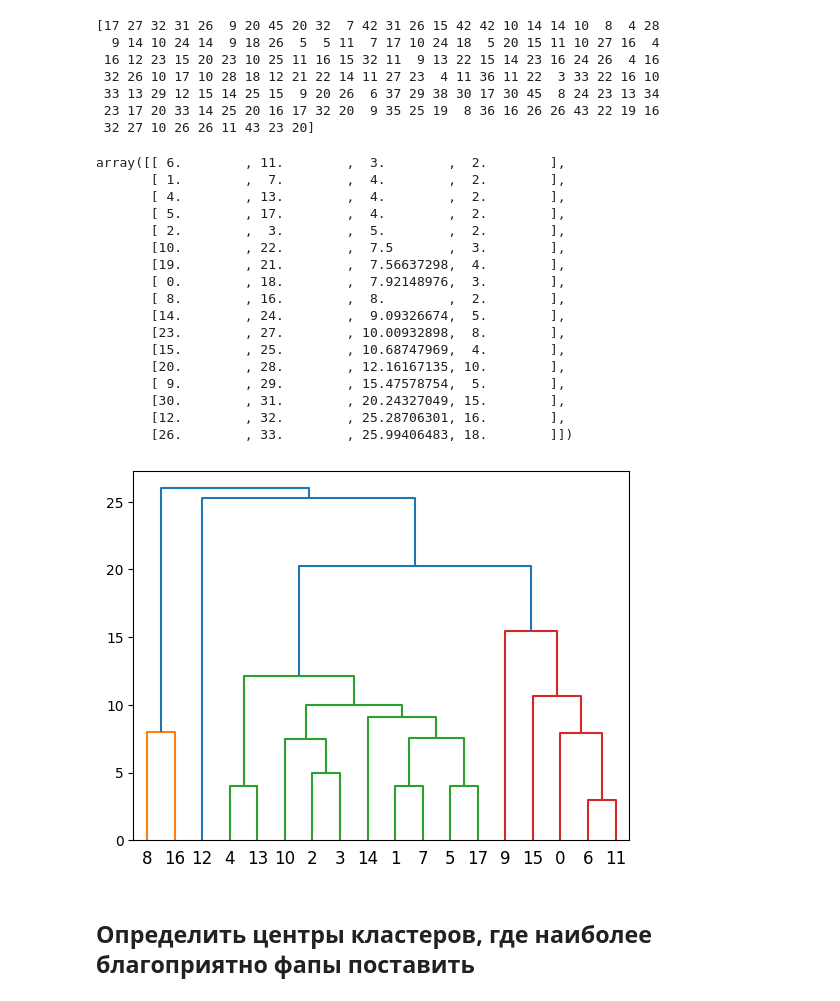
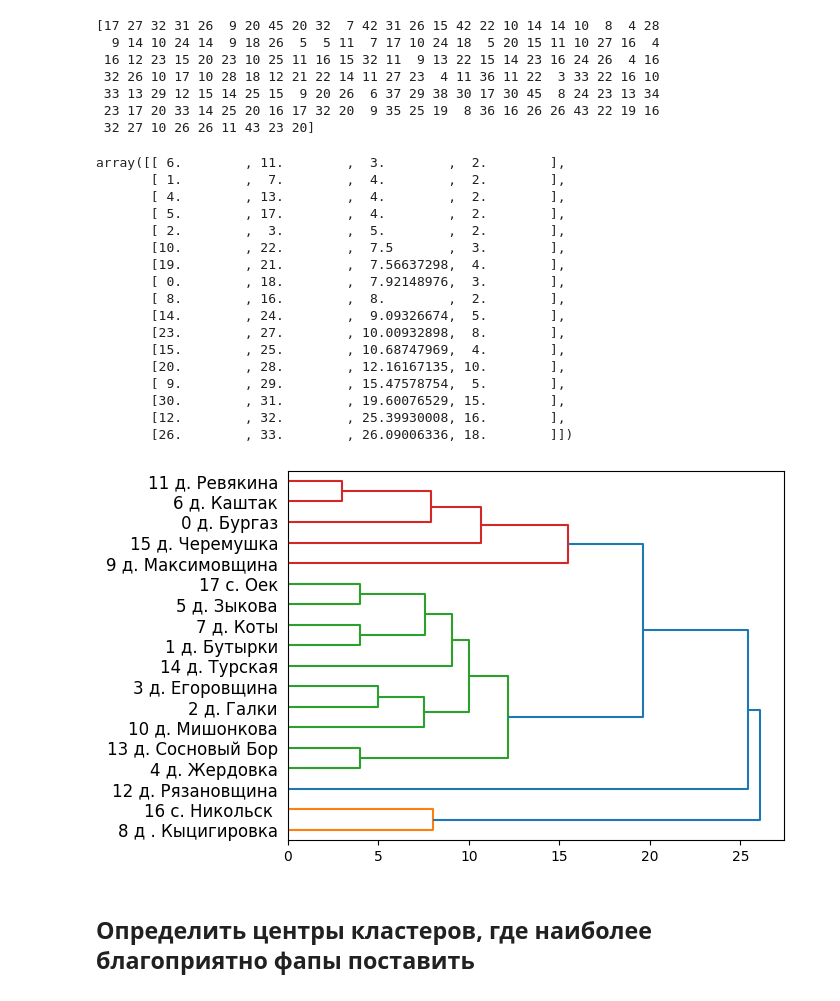
Before and after one commit to TasyaKh/FAPS, a Jupyter notebook: ФАПы_кластеризация_Оекского_куста.ipynb, the cells around one changed output. Saved outputs shown, nothing was run; the diff lists cells and outputs as text; code cells hidden in the pictures.

```diff
--- a/ФАПы_кластеризация_Оекского_куста.ipynb
+++ b/ФАПы_кластеризация_Оекского_куста.ipynb
@@ -32,29 +60,29 @@ D.style.format('{:.2f}')
 # %%
 import scipy.cluster
 import scipy.cluster.hierarchy as hierarchy
-from scipy.cluster.hierarchy import fcluster
+from scipy.cluster.hierarchy import fcluster, fclusterdata
 from scipy.spatial.distance import squareform
 
-condensed_dist_matrix = [17,27,32,31,26,9,20,45,20,32,7,42,31,26,15,42,42
-,10,14,14,10,8,4,28,9,14,10,24,14,9,18,26,5
-,5,11,7,17,10,24,18,5,20,15,11,10,27,16,4
-,16,12,23,15,20,23,10,25,11,16,15,32,11,9
-,13,22,15,14,23,16,24,26,4,16,32,26,10
-,17,10,28,18,12,21,22,14,11,27,23,4
-,11,36,11,22,3,33,22,16,10,33,13
-,29,12,15,14,25,15,9,20,26,6
-,37,29,38,30,17,30,45,8,24
-,23,13,34,23,17,20,33,14
-,25,20,16,17,32,20,9
-,35,25,19,8,36,16
-,26,26,43,22,19
-,16,32,27,10
-,26,26,11
-,43,23
-,20
-]
+# condensed_dist_matrix = [17,27,32,31,26,9,20,45,20,32,7,42,31,26,15,42,42
+# ,10,14,14,10,8,4,28,9,14,10,24,14,9,18,26,5
+# ,5,11,7,17,10,24,18,5,20,15,11,10,27,16,4
+# ,16,12,23,15,20,23,10,25,11,16,15,32,11,9
+# ,13,22,15,14,23,16,24,26,4,16,32,26,10
+# ,17,10,28,18,12,21,22,14,11,27,23,4
+# ,11,36,11,22,3,33,22,16,10,33,13
+# ,29,12,15,14,25,15,9,20,26,6
+# ,37,29,38,30,17,30,45,8,24
+# ,23,13,34,23,17,20,33,14
+# ,25,20,16,17,32,20,9
+# ,35,25,19,8,36,16
+# ,26,26,43,22,19
+# ,16,32,27,10
+# ,26,26,11
+# ,43,23
+# ,20
+# ]
 
-distanse_matrix = [[0,17,27,32,31,26,9,20,45,20,32,7,42,31,26,15,42,42]
+distanse_matrix = [[0,17,27,32,31,26,9,20,45,20,32,7,42,31,26,15,42,22]
 ,[17,0,10,14,14,10,8,4,28,9,14,10,24,14,9,18,26,5]
 ,[27,10,0,5,11,7,17,10,24,18,5,20,15,11,10,27,16,4]
 ,[32,14,5,0,16,12,23,15,20,23,10,25,11,16,15,32,11,9]
@@ -71,43 +99,43 @@ distanse_matrix = [[0,17,27,32,31,26,9,20,45,20,32,7,42,31,26,15,42,42]
 ,[26,9,10,15,16,11,16,9,30,17,17,19,26,16,0,26,26,11]
 ,[15,18,27,32,32,27,10,20,45,20,32,8,43,32,26,0,43,23]
 ,[42,26,16,11,26,23,33,26,8,33,20,36,22,27,26,43,0,20]
-,[42,5,4,9,10,4,13,6,24,14,9,16,19,10,11,23,20,0]]
+,[22,5,4,9,10,4,13,6,24,14,9,16,19,10,11,23,20,0]]
 
 
 # print(D)
 # dist_matrix = np.array([[0 , 0.53],
 #        [0.53, 0]]).T
 condensed_dist_matrix = squareform(distanse_matrix)
 # print(condensed_dist_matrix)
 
 # Z = hierarchy.linkage(X, 'complete')
 Z = hierarchy.linkage(condensed_dist_matrix, method='centroid')
-hierarchy.dendrogram(Z);
+hierarchy.dendrogram(Z,  labels=settlements["NP"],  orientation='right');
 print(condensed_dist_matrix)
 Z
 # %% [output]
-[17 27 32 31 26  9 20 45 20 32  7 42 31 26 15 42 42 10 14 14 10  8  4 28
+[17 27 32 31 26  9 20 45 20 32  7 42 31 26 15 42 22 10 14 14 10  8  4 28
   9 14 10 24 14  9 18 26  5  5 11  7 17 10 24 18  5 20 15 11 10 27 16  4
  16 12 23 15 20 23 10 25 11 16 15 32 11  9 13 22 15 14 23 16 24 26  4 16
  32 26 10 17 10 28 18 12 21 22 14 11 27 23  4 11 36 11 22  3 33 22 16 10
  33 13 29 12 15 14 25 15  9 20 26  6 37 29 38 30 17 30 45  8 24 23 13 34
  23 17 20 33 14 25 20 16 17 32 20  9 35 25 19  8 36 16 26 26 43 22 19 16
  32 27 10 26 26 11 43 23 20]
 array([[ 6.        , 11.        ,  3.        ,  2.        ],
        [ 1.        ,  7.        ,  4.        ,  2.        ],
        [ 4.        , 13.        ,  4.        ,  2.        ],
        [ 5.        , 17.        ,  4.        ,  2.        ],
        [ 2.        ,  3.        ,  5.        ,  2.        ],
        [10.        , 22.        ,  7.5       ,  3.        ],
        [19.        , 21.        ,  7.56637298,  4.        ],
        [ 0.        , 18.        ,  7.92148976,  3.        ],
        [ 8.        , 16.        ,  8.        ,  2.        ],
        [14.        , 24.        ,  9.09326674,  5.        ],
        [23.        , 27.        , 10.00932898,  8.        ],
        [15.        , 25.        , 10.68747969,  4.        ],
        [20.        , 28.        , 12.16167135, 10.        ],
        [ 9.        , 29.        , 15.47578754,  5.        ],
-       [30.        , 31.        , 20.24327049, 15.        ],
-       [12.        , 32.        , 25.28706301, 16.        ],
-       [26.        , 33.        , 25.99406483, 18.        ]])
+       [30.        , 31.        , 19.60076529, 15.        ],
+       [12.        , 32.        , 25.39930008, 16.        ],
+       [26.        , 33.        , 26.09006336, 18.        ]])
-[figure, old version]
+[figure, new version]
```
Also changed, not shown: parts of 16 cells of this notebook.
